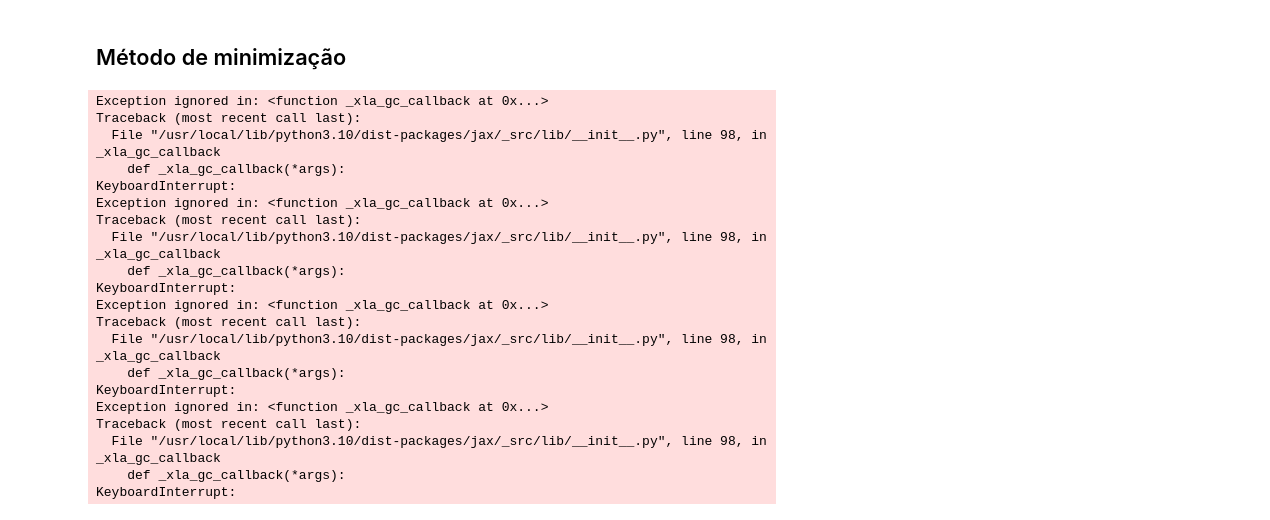
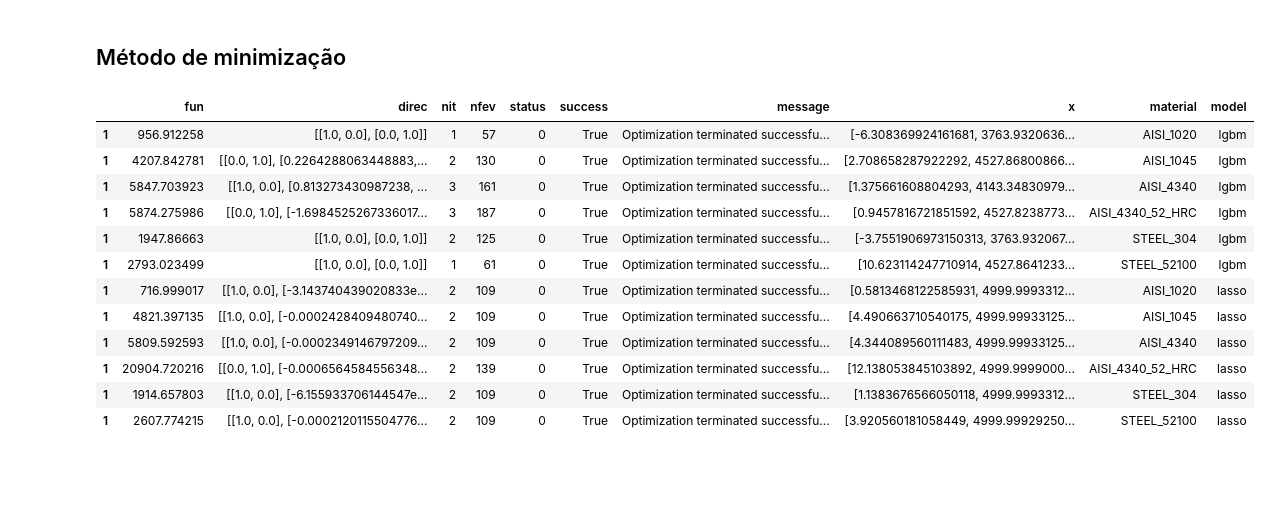
Before and after one commit to igorhfreitas/dissertacao, a Jupyter notebook: Modeling/gradient_optimization_upon_ML.ipynb, the cells around one changed output. Saved outputs shown, nothing was run; the diff lists cells and outputs as text; code cells hidden in the pictures; blank space fills up the shorter version.

```diff
--- a/Modeling/gradient_optimization_upon_ML.ipynb
+++ b/Modeling/gradient_optimization_upon_ML.ipynb
@@ -210,37 +207,33 @@ for material in results["material"].unique():
 # %%
 from scipy.optimize import minimize
 
+x_iteracoes={"model":[],"material":[],"x":[]}
+iteracoes_=[]
+def save_iteractions(x):
+  global iteracoes_
+  iteracoes_.append(x)
+
 bounds=[(-15,15),(3000,5000)]
 
-results=pd.DataFrame()
+results_powell=pd.DataFrame()
 count=0
 for model_ in ["lgbm","lasso"]:
   for idx_mat,material in enumerate(df["material"].unique()):
+    iteracoes_=[]
     count+=1
-    output=minimize(objective_func,args=(idx_mat,model_),x0=[0,3500],method="Powell",bounds=bounds)
-    results=pd.concat([
-        results,
+    output=minimize(objective_func,
+                    args=(idx_mat,model_),
+                    x0=[0,3500],
+                    method="Powell",
+                    bounds=bounds,
+                    callback=save_iteractions)
+    x_iteracoes["x"].append(iteracoes_)
+    x_iteracoes["model"].append(model_)
+    x_iteracoes["material"].append(material)
+    results_powell=pd.concat([
+        results_powell,
         pd.DataFrame(output.items()).set_index(0).T.assign(material=df["material"].unique()[idx_mat],
                                                            model=model_)
         ])
+
+results["vc"]=(results["vc"].astype(float)*60/1000)
-# %% [output]
-Exception ignored in: <function _xla_gc_callback at 0x...>
-Traceback (most recent call last):
-  File "/usr/local/lib/python3.10/dist-packages/jax/_src/lib/__init__.py", line 98, in _xla_gc_callback
-    def _xla_gc_callback(*args):
-KeyboardInterrupt:
-Exception ignored in: <function _xla_gc_callback at 0x...>
-Traceback (most recent call last):
-  File "/usr/local/lib/python3.10/dist-packages/jax/_src/lib/__init__.py", line 98, in _xla_gc_callback
-    def _xla_gc_callback(*args):
-KeyboardInterrupt:
-Exception ignored in: <function _xla_gc_callback at 0x...>
-Traceback (most recent call last):
-  File "/usr/local/lib/python3.10/dist-packages/jax/_src/lib/__init__.py", line 98, in _xla_gc_callback
-    def _xla_gc_callback(*args):
-KeyboardInterrupt:
-Exception ignored in: <function _xla_gc_callback at 0x...>
-Traceback (most recent call last):
-  File "/usr/local/lib/python3.10/dist-packages/jax/_src/lib/__init__.py", line 98, in _xla_gc_callback
-    def _xla_gc_callback(*args):
-KeyboardInterrupt:
@@ -246,0 +242,16 @@ KeyboardInterrupt:
+# %%
+results_powell
+# %% [output]
+|  | fun | direc | nit | nfev | status | success | message | x | material | model |
+| 1 | 956.912258 | [[1.0, 0.0], [0.0, 1.0]] | 1 | 57 | 0 | True | Optimization terminated successfu... | [-6.308369924161681, 3763.9320636... | AISI_1020 | lgbm |
+| 1 | 4207.842781 | [[0.0, 1.0], [0.2264288063448883,... | 2 | 130 | 0 | True | Optimization terminated successfu... | [2.708658287922292, 4527.86800866... | AISI_1045 | lgbm |
+| 1 | 5847.703923 | [[1.0, 0.0], [0.813273430987238, ... | 3 | 161 | 0 | True | Optimization terminated successfu... | [1.375661608804293, 4143.34830979... | AISI_4340 | lgbm |
+| 1 | 5874.275986 | [[0.0, 1.0], [-1.6984525267336017... | 3 | 187 | 0 | True | Optimization terminated successfu... | [0.9457816721851592, 4527.8238773... | AISI_4340_52_HRC | lgbm |
+| 1 | 1947.86663 | [[1.0, 0.0], [0.0, 1.0]] | 2 | 125 | 0 | True | Optimization terminated successfu... | [-3.7551906973150313, 3763.932067... | STEEL_304 | lgbm |
+| 1 | 2793.023499 | [[1.0, 0.0], [0.0, 1.0]] | 1 | 61 | 0 | True | Optimization terminated successfu... | [10.623114247710914, 4527.8641233... | STEEL_52100 | lgbm |
+| 1 | 716.999017 | [[1.0, 0.0], [-3.143740439020833e... | 2 | 109 | 0 | True | Optimization terminated successfu... | [0.5813468122585931, 4999.9993312... | AISI_1020 | lasso |
+| 1 | 4821.397135 | [[1.0, 0.0], [-0.0002428409480740... | 2 | 109 | 0 | True | Optimization terminated successfu... | [4.490663710540175, 4999.99933125... | AISI_1045 | lasso |
+| 1 | 5809.592593 | [[1.0, 0.0], [-0.0002349146797209... | 2 | 109 | 0 | True | Optimization terminated successfu... | [4.344089560111483, 4999.99933125... | AISI_4340 | lasso |
+| 1 | 20904.720216 | [[0.0, 1.0], [-0.0006564584556348... | 2 | 139 | 0 | True | Optimization terminated successfu... | [12.138053845103892, 4999.9999000... | AISI_4340_52_HRC | lasso |
+| 1 | 1914.657803 | [[1.0, 0.0], [-6.155933706144547e... | 2 | 109 | 0 | True | Optimization terminated successfu... | [1.1383676566050118, 4999.9993312... | STEEL_304 | lasso |
+| 1 | 2607.774215 | [[1.0, 0.0], [-0.0002120115504776... | 2 | 109 | 0 | True | Optimization terminated successfu... | [3.920560181058449, 4999.99929250... | STEEL_52100 | lasso |
```
Also changed, not shown: parts of 20 cells of this notebook.
